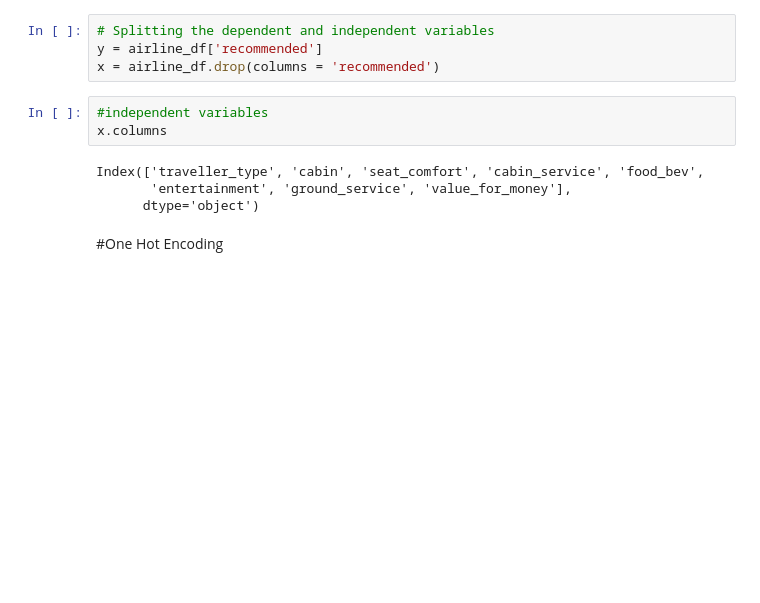
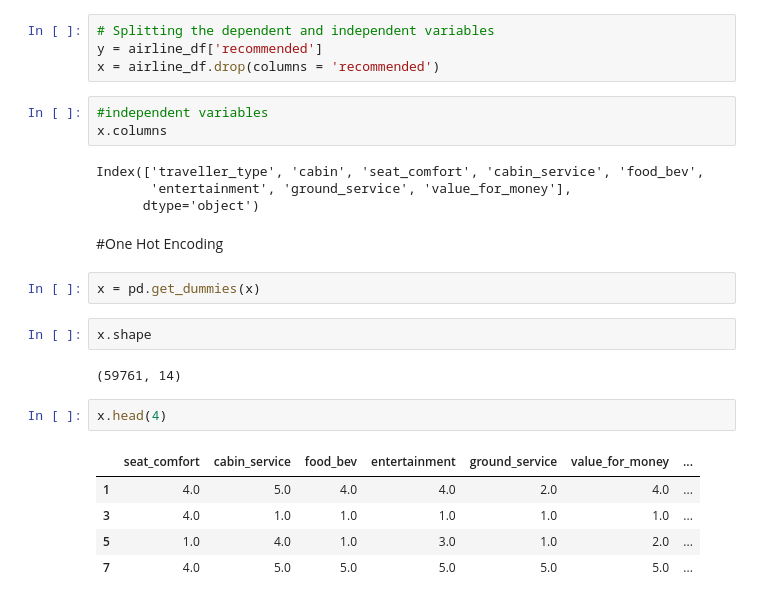
Before and after one commit to Kumarisimran626/Airline_Passenger_Referral_Prediction, a Jupyter notebook: S_K_Airline_Passenger_Referral_Prediction_Capstone_Project.ipynb, the cells around one changed output. Saved outputs shown, nothing was run; the diff lists cells and outputs as text; blank space fills up the shorter version.

```diff
--- a/S_K_Airline_Passenger_Referral_Prediction_Capstone_Project.ipynb
+++ b/S_K_Airline_Passenger_Referral_Prediction_Capstone_Project.ipynb
@@ -635,3 +635,17 @@ Index(['traveller_type', 'cabin', 'seat_comfort', 'cabin_service', 'food_bev',
       dtype='object')
 # %% [markdown]
 #<b/>One Hot Encoding</b>
+# %%
+x = pd.get_dummies(x)
+# %%
+x.shape
+# %% [output]
+(59761, 14)
+# %%
+x.head(4)
+# %% [output]
+|  | seat_comfort | cabin_service | food_bev | entertainment | ground_service | value_for_money | ... |
+| 1 | 4.0 | 5.0 | 4.0 | 4.0 | 2.0 | 4.0 | ... |
+| 3 | 4.0 | 1.0 | 1.0 | 1.0 | 1.0 | 1.0 | ... |
+| 5 | 1.0 | 4.0 | 1.0 | 3.0 | 1.0 | 2.0 | ... |
+| 7 | 4.0 | 5.0 | 5.0 | 5.0 | 5.0 | 5.0 | ... |
```
Also changed, not shown: parts of 3 cells of this notebook.
